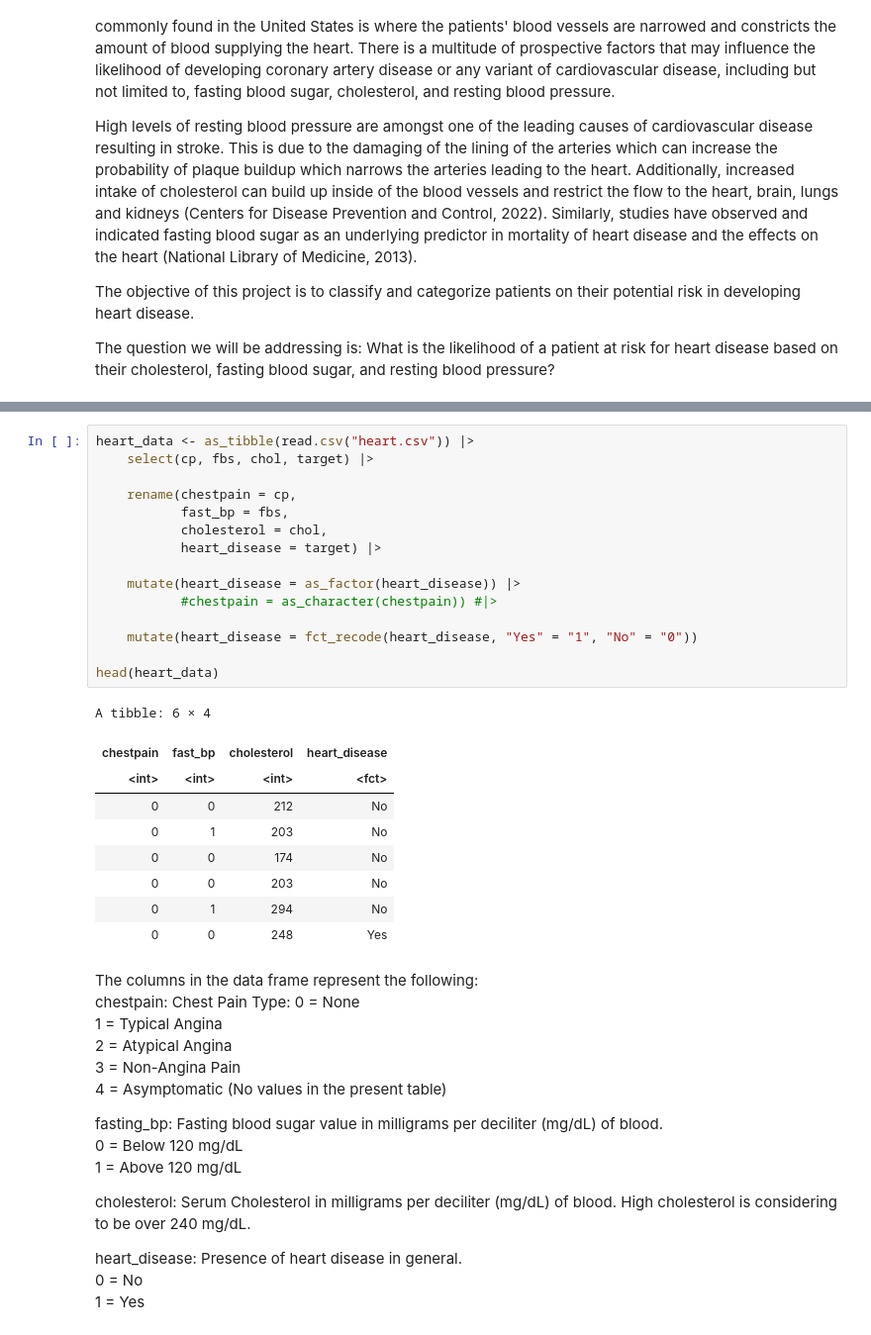
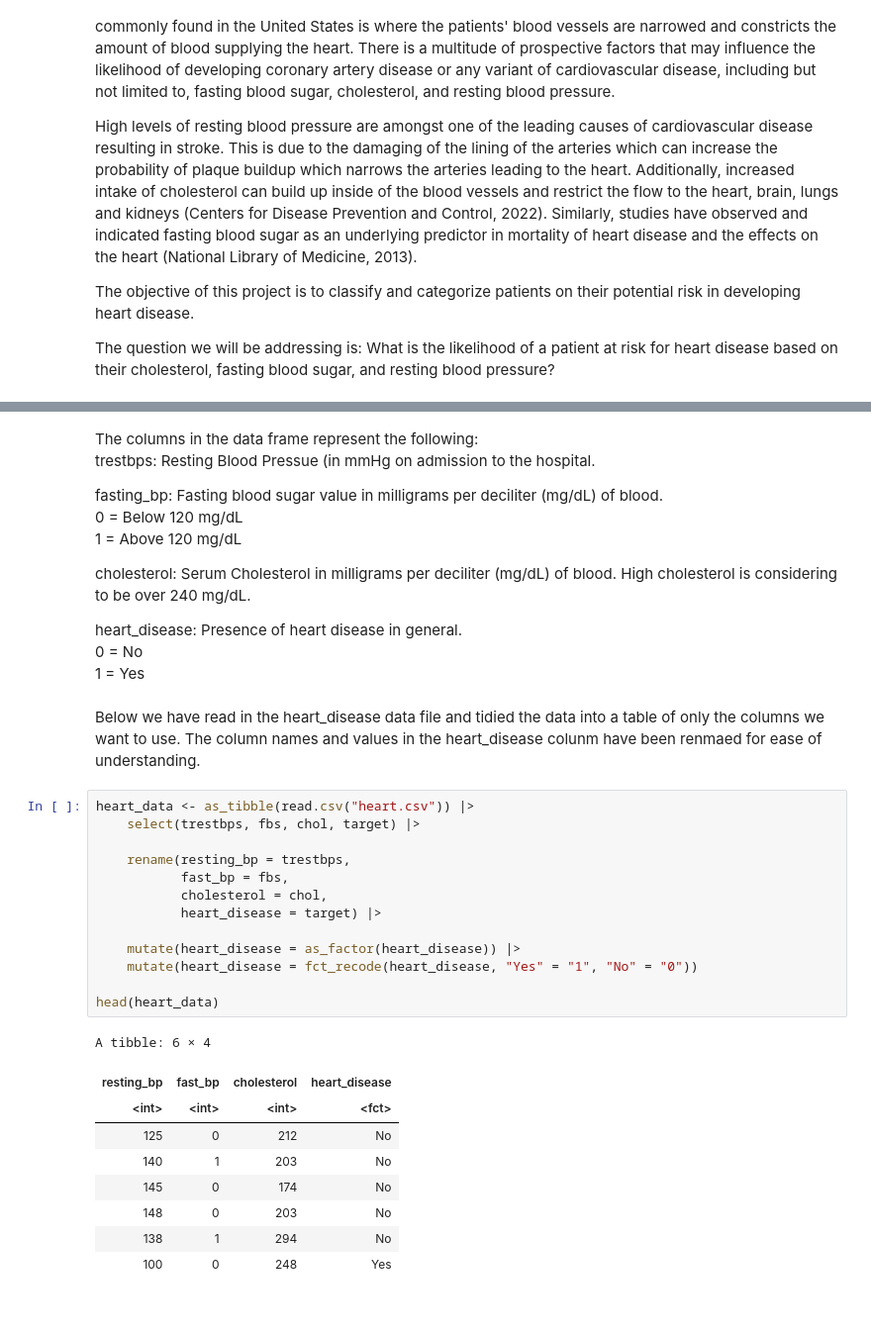
Before and after one commit to fellasleep2324/dsci-100-2023-24-grp12, a Jupyter notebook: Group Project Proposal.ipynb, the cells around one changed output, grey strips where cells are left out. Shown at 99% size. Saved outputs shown, nothing was run; the diff lists cells and outputs as text.

```diff
--- a/Group Project Proposal.ipynb
+++ b/Group Project Proposal.ipynb
@@ -71,38 +55,9 @@ Columns:
         -- Value 0: < 50% diameter narrowing
         -- Value 1: > 50% diameter narrowing
         (in any major vessel: attributes 59 through 68 are vessels)
-# %%
-heart_data <- as_tibble(read.csv("heart.csv")) |>
-    select(cp, fbs, chol, target) |>
-
-    rename(chestpain = cp,
-           fast_bp = fbs,
-           cholesterol = chol,
-           heart_disease = target) |>
-
-    mutate(heart_disease = as_factor(heart_disease)) |>
-           #chestpain = as_character(chestpain)) #|>
-
-    mutate(heart_disease = fct_recode(heart_disease, "Yes" = "1", "No" = "0"))
-
-head(heart_data)
-# %% [output]
-A tibble: 6 × 4
-| chestpain | fast_bp | cholesterol | heart_disease |
-| <int> | <int> | <int> | <fct> |
-| 0 | 0 | 212 | No |
-| 0 | 1 | 203 | No |
-| 0 | 0 | 174 | No |
-| 0 | 0 | 203 | No |
-| 0 | 1 | 294 | No |
-| 0 | 0 | 248 | Yes |
 # %% [markdown]
 The columns in the data frame represent the following:
-chestpain: Chest Pain Type:    0 = None
-                        1 = Typical Angina
-                        2 = Atypical Angina
-                        3 = Non-Angina Pain
-                        4 = Asymptomatic (No values in the present table)
+trestbps: Resting Blood Pressue (in mmHg on admission to the hospital.
 
 fasting_bp: Fasting blood sugar value in milligrams per deciliter (mg/dL) of blood.
                         0 = Below 120 mg/dL
@@ -113,3 +68,28 @@ cholesterol: Serum Cholesterol in milligrams per deciliter (mg/dL) of blood. Hig
 heart_disease: Presence of heart disease in general.
                         0 = No
                         1 = Yes
+# %% [markdown]
+Below we have read in the heart_disease data file and tidied the data into a table of only the columns we want to use. The column names and values in the heart_disease colunm have been renmaed for ease of understanding.
+# %%
+heart_data <- as_tibble(read.csv("heart.csv")) |>
+    select(trestbps, fbs, chol, target) |>
+
+    rename(resting_bp = trestbps,
+           fast_bp = fbs,
+           cholesterol = chol,
+           heart_disease = target) |>
+
+    mutate(heart_disease = as_factor(heart_disease)) |>
+    mutate(heart_disease = fct_recode(heart_disease, "Yes" = "1", "No" = "0"))
+
+head(heart_data)
+# %% [output]
+A tibble: 6 × 4
+| resting_bp | fast_bp | cholesterol | heart_disease |
+| <int> | <int> | <int> | <fct> |
+| 125 | 0 | 212 | No |
+| 140 | 1 | 203 | No |
+| 145 | 0 | 174 | No |
+| 148 | 0 | 203 | No |
+| 138 | 1 | 294 | No |
+| 100 | 0 | 248 | Yes |
```
Also changed, not shown: parts of 7 cells of this notebook, 1 other file.
